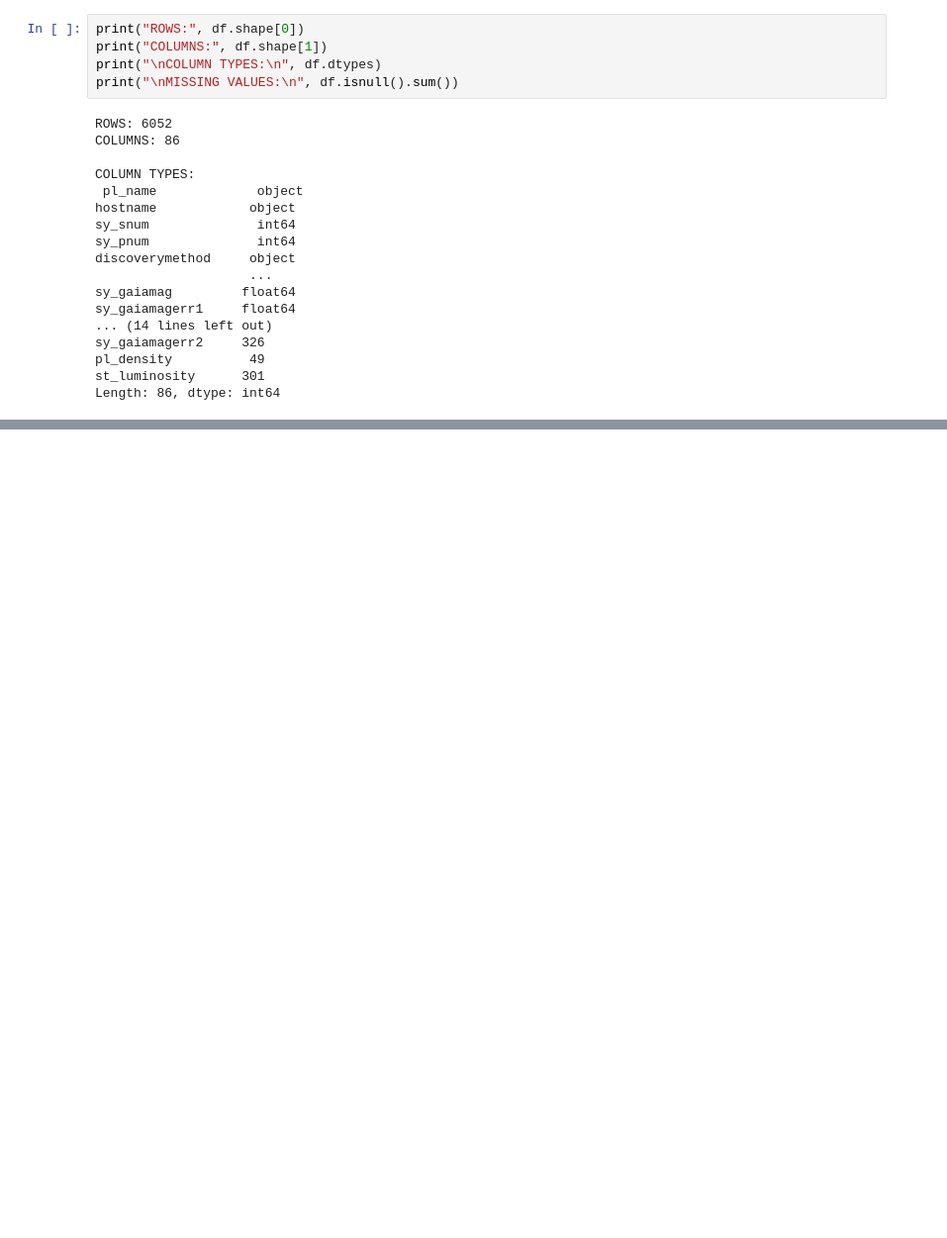
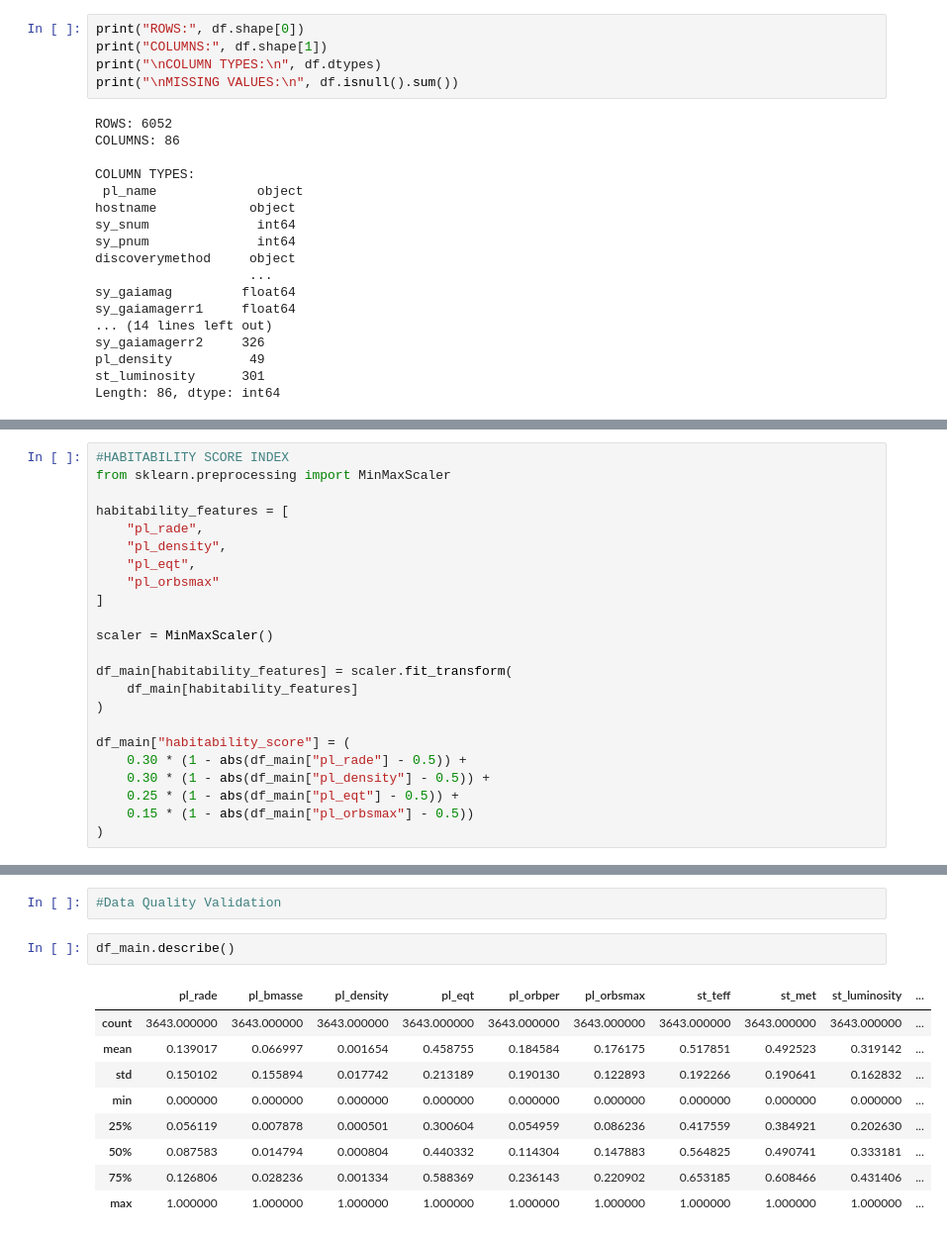
Before and after one commit to shabnam-tech/exoplanet, a Jupyter notebook: exoplanets_analysis.ipynb, the cells around one changed output, grey strips where cells are left out. Shown: that part at 99% size. Cells and saved outputs as stored; diff of their text form; blank space fills up the shorter version.

```diff
--- a/exoplanets_analysis.ipynb
+++ b/exoplanets_analysis.ipynb
@@ -76,0 +194,23 @@ Length: 86, dtype: int64
+# %%
+#HABITABILITY SCORE INDEX
+from sklearn.preprocessing import MinMaxScaler
+
+habitability_features = [
+    "pl_rade",
+    "pl_density",
+    "pl_eqt",
+    "pl_orbsmax"
+]
+
+scaler = MinMaxScaler()
+
+df_main[habitability_features] = scaler.fit_transform(
+    df_main[habitability_features]
+)
+
+df_main["habitability_score"] = (
+    0.30 * (1 - abs(df_main["pl_rade"] - 0.5)) +
+    0.30 * (1 - abs(df_main["pl_density"] - 0.5)) +
+    0.25 * (1 - abs(df_main["pl_eqt"] - 0.5)) +
+    0.15 * (1 - abs(df_main["pl_orbsmax"] - 0.5))
+)
@@ -76,0 +237,14 @@ Length: 86, dtype: int64
+# %%
+#Data Quality Validation
+# %%
+df_main.describe()
+# %% [output]
+|  | pl_rade | pl_bmasse | pl_density | pl_eqt | pl_orbper | pl_orbsmax | st_teff | st_met | st_luminosity | ... |
+| count | 3643.000000 | 3643.000000 | 3643.000000 | 3643.000000 | 3643.000000 | 3643.000000 | 3643.000000 | 3643.000000 | 3643.000000 | ... |
+| mean | 0.139017 | 0.066997 | 0.001654 | 0.458755 | 0.184584 | 0.176175 | 0.517851 | 0.492523 | 0.319142 | ... |
+| std | 0.150102 | 0.155894 | 0.017742 | 0.213189 | 0.190130 | 0.122893 | 0.192266 | 0.190641 | 0.162832 | ... |
+| min | 0.000000 | 0.000000 | 0.000000 | 0.000000 | 0.000000 | 0.000000 | 0.000000 | 0.000000 | 0.000000 | ... |
+| 25% | 0.056119 | 0.007878 | 0.000501 | 0.300604 | 0.054959 | 0.086236 | 0.417559 | 0.384921 | 0.202630 | ... |
+| 50% | 0.087583 | 0.014794 | 0.000804 | 0.440332 | 0.114304 | 0.147883 | 0.564825 | 0.490741 | 0.333181 | ... |
+| 75% | 0.126806 | 0.028236 | 0.001334 | 0.588369 | 0.236143 | 0.220902 | 0.653185 | 0.608466 | 0.431406 | ... |
+| max | 1.000000 | 1.000000 | 1.000000 | 1.000000 | 1.000000 | 1.000000 | 1.000000 | 1.000000 | 1.000000 | ... |
```
Also changed, not shown: parts of 14 cells of this notebook.
